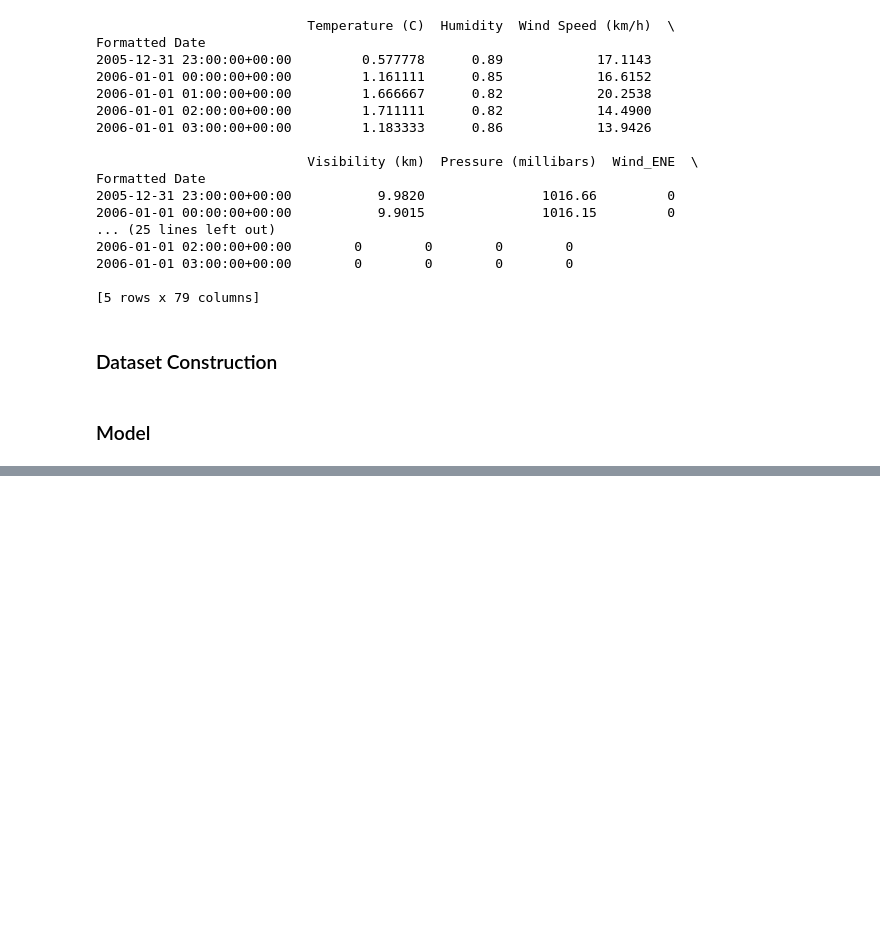
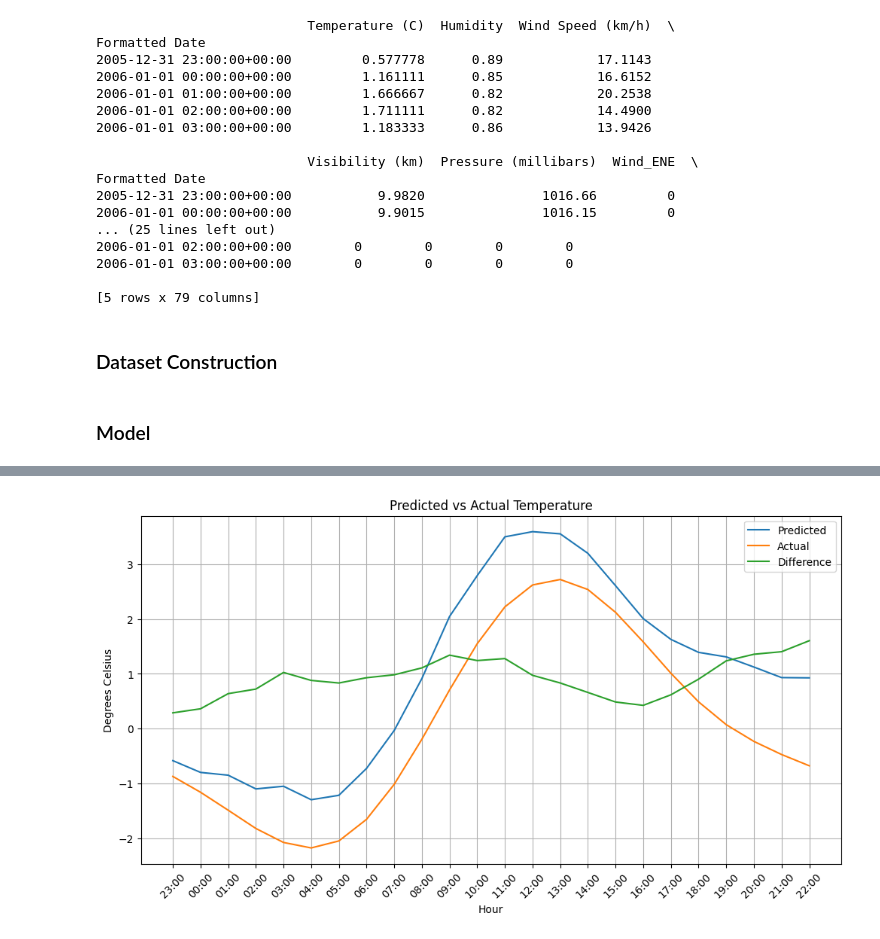
Before and after one commit to alonbenach/weather_project, a Jupyter notebook: Sobota_Benach_DL.ipynb, the cells around one changed output, grey strips where cells are left out. Saved outputs shown, nothing was run; the diff lists cells and outputs as text; code cells hidden in the pictures; blank space fills up the shorter version.

```diff
--- a/Sobota_Benach_DL.ipynb
+++ b/Sobota_Benach_DL.ipynb
@@ -338,12 +327,14 @@ table_data = []
 # Get the date and time for the current prediction from the original DataFrame
 date_time = weather.index[-24:].strftime('%Y-%m-%d %H:%M')
 
+difference = []
 # Append a row to the table_data list containing date-time, predicted values, and actual values
 for j in range(24):
-    table_data.append([date_time[j], predictions[0][j], y_test[-1][j], y_test[-1][j] - predictions[0][j]])
+    difference.append(abs(y_test[-1][j] - predictions[0][j]))
+    table_data.append([date_time[j], predictions[0][j], y_test[-1][j],difference[-1]])
 
 # Define column headers
-headers = ['Date-Time', 'Predicted', 'Actual', 'Distance']
+headers = ['Date-Time', 'Predicted', 'Actual', 'Difference']
 
 # Print the table using tabulate
 print(tabulate(table_data, headers=headers, tablefmt="grid"))
@@ -368,3 +368,22 @@ print(tabulate(table_data, headers=headers, tablefmt="grid"))
+# %%
+# Convert date_time to datetime objects
+date_time = pd.to_datetime(date_time)
+hour_minute = date_time.strftime('%H:%M')
+
+# Plot predictions and actual values
+plt.figure(figsize=(12, 6))
+plt.plot(hour_minute, predictions[0], label='Predicted')
+plt.plot(hour_minute, y_test[-1], label='Actual')
+plt.plot(hour_minute, difference, label='Difference')
+plt.xlabel('Hour')
+plt.ylabel('Degrees Celsius')
+plt.title('Predicted vs Actual Temperature')
+plt.xticks(rotation=45)
+plt.legend()
+plt.grid(True)
+plt.show()
+# %% [output]
+[figure, added]
 # %%
 # Extract metrics from history
 loss_metric = history.history['loss']
```
Also changed, not shown: parts of 8 cells of this notebook, 2 other files.
